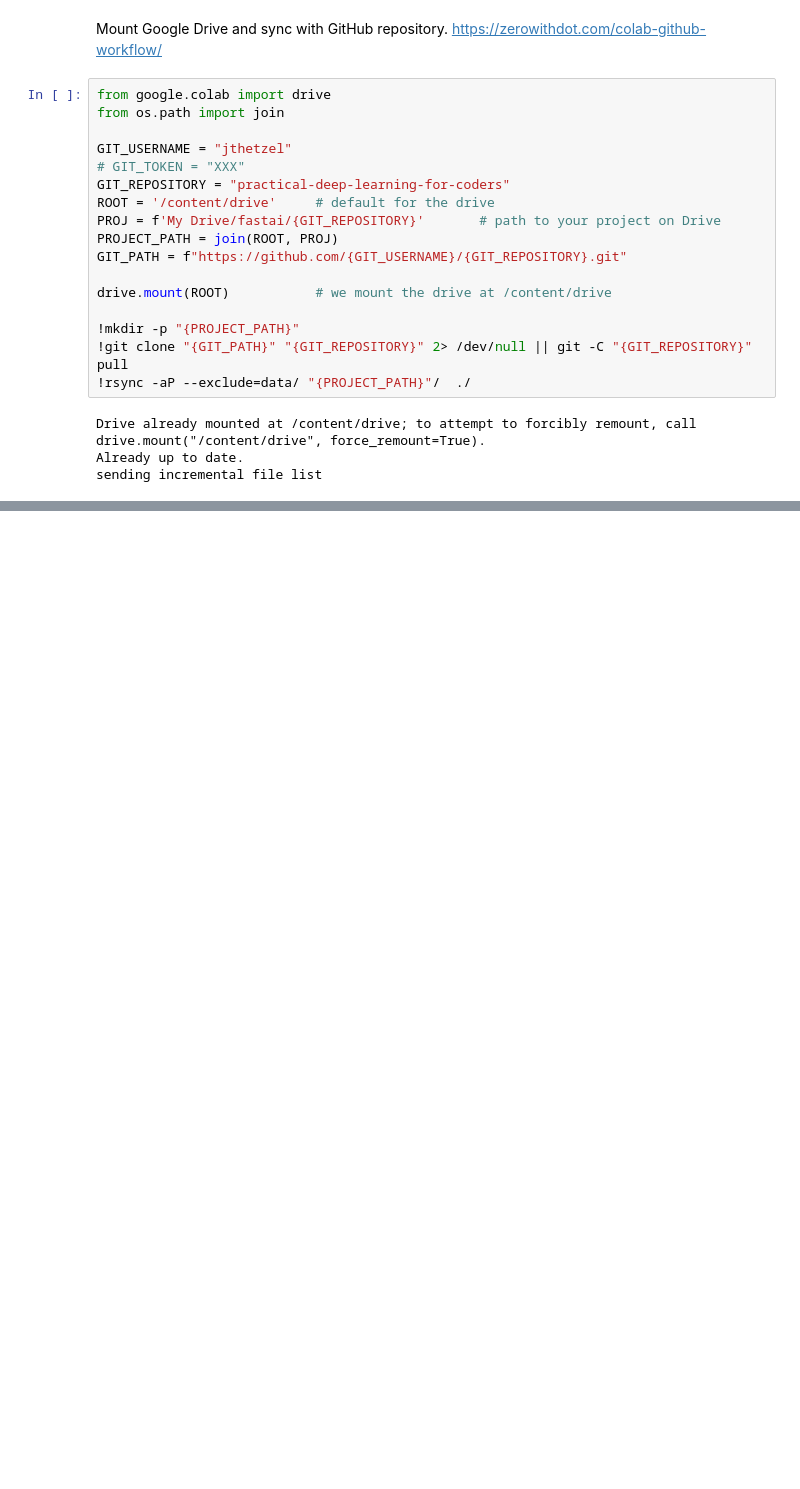
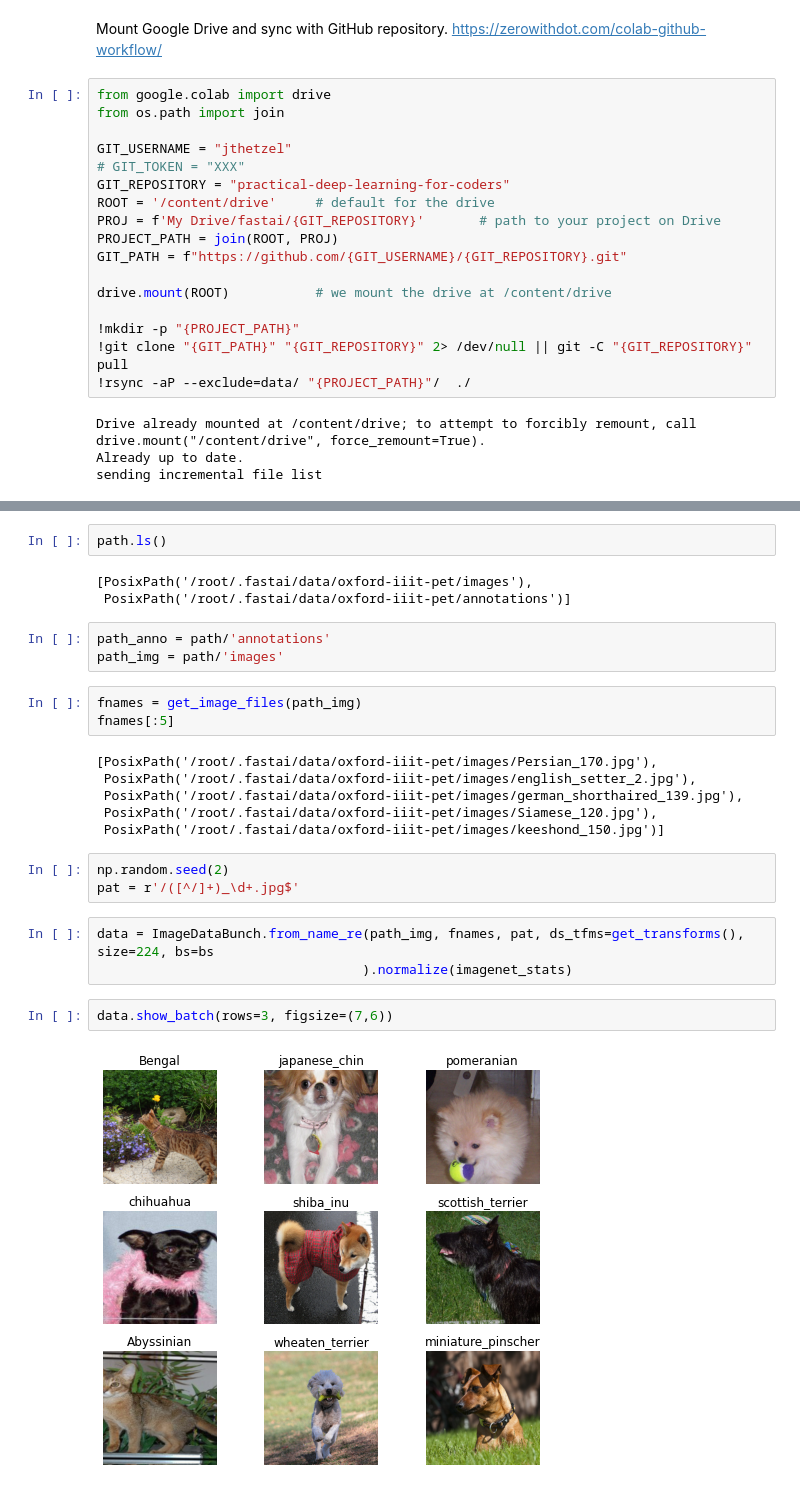
Before and after one commit to jthetzel/practical-deep-learning-for-coders, a Jupyter notebook: notebooks/lesson-1.ipynb, the cells around one changed output, grey strips where cells are left out. Drawn from its saved outputs; the diff is of its cells as text; blank space fills up the shorter version.

```diff
--- a/notebooks/lesson-1.ipynb
+++ b/notebooks/lesson-1.ipynb
@@ -26,0 +48,27 @@ sending incremental file list
+# %%
+path.ls()
+# %% [output]
+[PosixPath('/root/.fastai/data/oxford-iiit-pet/images'),
+ PosixPath('/root/.fastai/data/oxford-iiit-pet/annotations')]
+# %%
+path_anno = path/'annotations'
+path_img = path/'images'
+# %%
+fnames = get_image_files(path_img)
+fnames[:5]
+# %% [output]
+[PosixPath('/root/.fastai/data/oxford-iiit-pet/images/Persian_170.jpg'),
+ PosixPath('/root/.fastai/data/oxford-iiit-pet/images/english_setter_2.jpg'),
+ PosixPath('/root/.fastai/data/oxford-iiit-pet/images/german_shorthaired_139.jpg'),
+ PosixPath('/root/.fastai/data/oxford-iiit-pet/images/Siamese_120.jpg'),
+ PosixPath('/root/.fastai/data/oxford-iiit-pet/images/keeshond_150.jpg')]
+# %%
+np.random.seed(2)
+pat = r'/([^/]+)_\d+.jpg$'
+# %%
+data = ImageDataBunch.from_name_re(path_img, fnames, pat, ds_tfms=get_transforms(), size=224, bs=bs
+                                  ).normalize(imagenet_stats)
+# %%
+data.show_batch(rows=3, figsize=(7,6))
+# %% [output]
+[figure, added]
```
Also changed, not shown: parts of 10 cells of this notebook.
